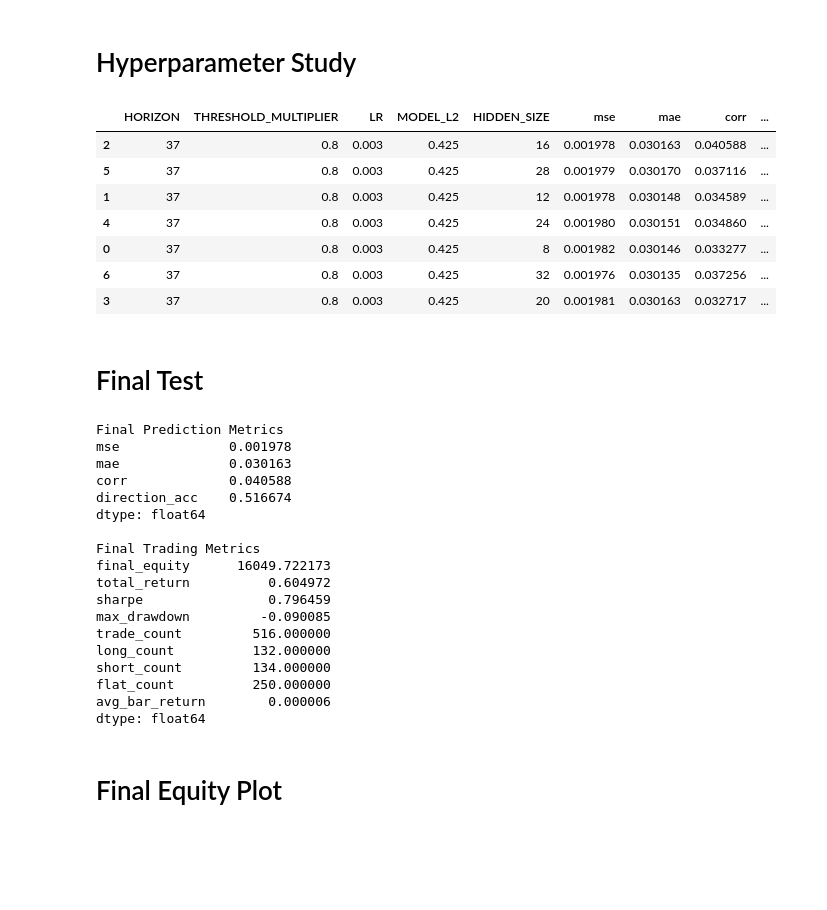
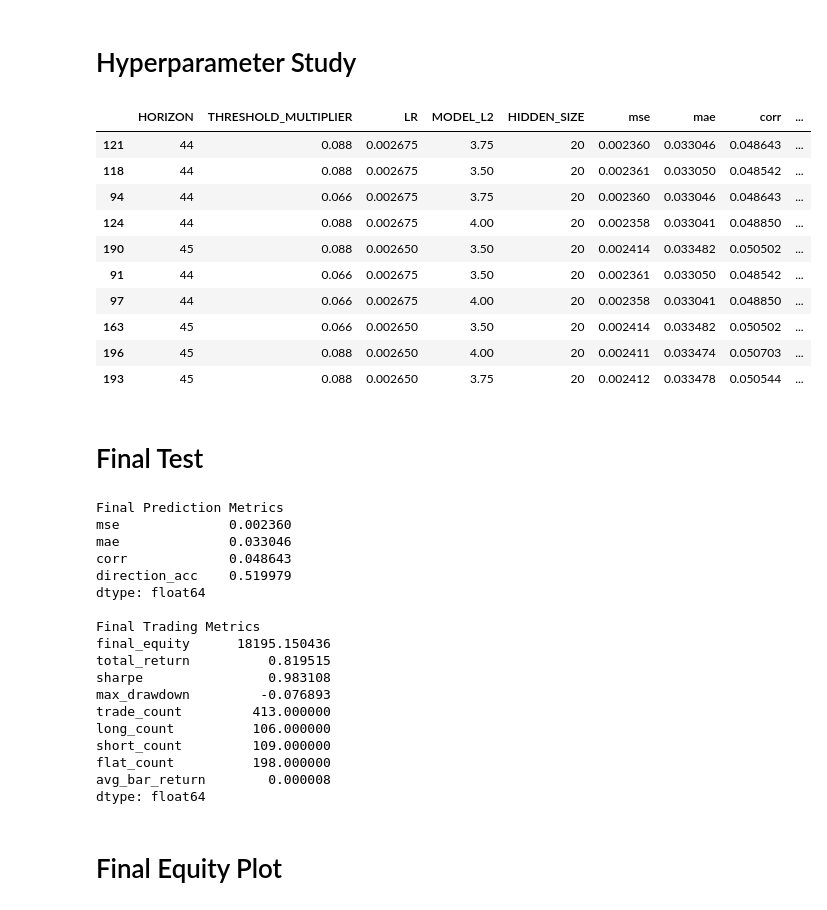
Before and after one commit to Tedo2001/GIT, a Jupyter notebook: ml_trading/notebooks/development/neural_network.ipynb, the cells around one changed output. Cells and saved outputs as stored; diff of their text form; code cells hidden in the pictures; blank space fills up the shorter version.

Commit message:
Improve neural network hyperparameters.
Improved hyperparameters, reaching sharpe of almost 1.0

```diff
--- a/ml_trading/notebooks/development/neural_network.ipynb
+++ b/ml_trading/notebooks/development/neural_network.ipynb
@@ -32,24 +32,25 @@ START = "2015-07-01 00:00:00"
 END   = "2026-08-01 00:00:00"
 
 # Parameters
-HORIZON = 37
-THRESHOLD_MULTIPLIER = 0.8          # multiply round-trip cost
+HORIZON = 44
+THRESHOLD_MULTIPLIER = 0.088
 ALLOW_SHORTS = True
+SCALER_ROWS = 400
 
 # Model Parameters
-LR = 0.00300
-MODEL_L2 = 0.425
-HIDDEN_SIZE = 16
+LR = 0.002675
+MODEL_L2 = 3.75
+HIDDEN_SIZE = 20
 
 # Parameters Study Grid
-HORIZON_GRID = [37]
-THRESHOLD_MULTIPLIER_GRID = [0.80]
+HORIZON_GRID = [43, 44, 45]
+THRESHOLD_MULTIPLIER_GRID = [0.066, 0.088, 0.01]
 
 # Hyperparameters Study Grid
-LR_GRID = [0.00300]
-MODEL_L2_GRID = [0.425]
-HIDDEN_SIZE_GRID = [8, 12, 16, 20, 24, 28, 32]
-#37	0.8	0.003	0.425	16
+LR_GRID = [0.002650, 0.002675, 0.002700]
+MODEL_L2_GRID = [3.5, 3.75, 4.0]
+HIDDEN_SIZE_GRID = [19, 20, 21]
+#44	0.088	0.002675	3.75	20
 # %% [markdown]
 # Data Loader
 # %%
@@ -582,41 +620,45 @@ for horizon, threshold_multiplier, lr, model_l2, hidden_size in product(
         tmp_target,
         pnl_col,
         horizon,
         lr,
         model_l2,
         threshold_multiplier,
         ALLOW_SHORTS,
         INITIAL_BALANCE,
-        hidden_size
+        hidden_size,
+        SCALER_ROWS
     )
 
     row = {
         "HORIZON": horizon,
         "THRESHOLD_MULTIPLIER": threshold_multiplier,
         "LR": lr,
         "MODEL_L2": model_l2,
         "HIDDEN_SIZE": hidden_size,
         **pred_m,
         **trade_m,
     }
     hyperparameter_study.append(row)
 
 hyperparameter_study_df = pd.DataFrame(hyperparameter_study).sort_values(
     ["sharpe", "total_return", "max_drawdown", "corr"],
     ascending=[False, False, True, False]
 )
 
 best_hyper_param = hyperparameter_study_df.iloc[0].to_dict()
 hyperparameter_study_df.head(10)
 # %% [output]
 |  | HORIZON | THRESHOLD_MULTIPLIER | LR | MODEL_L2 | HIDDEN_SIZE | mse | mae | corr | ... |
-| 2 | 37 | 0.8 | 0.003 | 0.425 | 16 | 0.001978 | 0.030163 | 0.040588 | ... |
-| 5 | 37 | 0.8 | 0.003 | 0.425 | 28 | 0.001979 | 0.030170 | 0.037116 | ... |
-| 1 | 37 | 0.8 | 0.003 | 0.425 | 12 | 0.001978 | 0.030148 | 0.034589 | ... |
-| 4 | 37 | 0.8 | 0.003 | 0.425 | 24 | 0.001980 | 0.030151 | 0.034860 | ... |
-| 0 | 37 | 0.8 | 0.003 | 0.425 | 8 | 0.001982 | 0.030146 | 0.033277 | ... |
-| 6 | 37 | 0.8 | 0.003 | 0.425 | 32 | 0.001976 | 0.030135 | 0.037256 | ... |
-| 3 | 37 | 0.8 | 0.003 | 0.425 | 20 | 0.001981 | 0.030163 | 0.032717 | ... |
+| 121 | 44 | 0.088 | 0.002675 | 3.75 | 20 | 0.002360 | 0.033046 | 0.048643 | ... |
+| 118 | 44 | 0.088 | 0.002675 | 3.50 | 20 | 0.002361 | 0.033050 | 0.048542 | ... |
+| 94 | 44 | 0.066 | 0.002675 | 3.75 | 20 | 0.002360 | 0.033046 | 0.048643 | ... |
+| 124 | 44 | 0.088 | 0.002675 | 4.00 | 20 | 0.002358 | 0.033041 | 0.048850 | ... |
+| 190 | 45 | 0.088 | 0.002650 | 3.50 | 20 | 0.002414 | 0.033482 | 0.050502 | ... |
+| 91 | 44 | 0.066 | 0.002675 | 3.50 | 20 | 0.002361 | 0.033050 | 0.048542 | ... |
+| 97 | 44 | 0.066 | 0.002675 | 4.00 | 20 | 0.002358 | 0.033041 | 0.048850 | ... |
+| 163 | 45 | 0.066 | 0.002650 | 3.50 | 20 | 0.002414 | 0.033482 | 0.050502 | ... |
+| 196 | 45 | 0.088 | 0.002650 | 4.00 | 20 | 0.002411 | 0.033474 | 0.050703 | ... |
+| 193 | 45 | 0.088 | 0.002650 | 3.75 | 20 | 0.002412 | 0.033478 | 0.050544 | ... |
 # %% [markdown]
 # Final Test
 # %%
@@ -636,7 +678,8 @@ final_result, final_pred_metrics, final_trading_metrics = walk_forward_simulatio
     threshold_multiplier=best_hyper_param["THRESHOLD_MULTIPLIER"],
     allow_shorts=ALLOW_SHORTS,
     initial_balance=INITIAL_BALANCE,
-    hidden_size=int(best_hyper_param["HIDDEN_SIZE"])
+    hidden_size=int(best_hyper_param["HIDDEN_SIZE"]),
+    scaler_rows=SCALER_ROWS
 )
 
 print("Final Prediction Metrics")
@@ -646,22 +689,22 @@ print("\nFinal Trading Metrics")
 print(pd.Series(final_trading_metrics))
 # %% [output]
 Final Prediction Metrics
-mse              0.001978
-mae              0.030163
-corr             0.040588
-direction_acc    0.516674
+mse              0.002360
+mae              0.033046
+corr             0.048643
+direction_acc    0.519979
 dtype: float64
 
 Final Trading Metrics
-final_equity      16049.722173
-total_return          0.604972
-sharpe                0.796459
-max_drawdown         -0.090085
-trade_count         516.000000
-long_count          132.000000
-short_count         134.000000
-flat_count          250.000000
-avg_bar_return        0.000006
+final_equity      18195.150436
+total_return          0.819515
+sharpe                0.983108
+max_drawdown         -0.076893
+trade_count         413.000000
+long_count          106.000000
+short_count         109.000000
+flat_count          198.000000
+avg_bar_return        0.000008
 dtype: float64
 # %% [markdown]
 # Final Equity Plot
```
Also changed, not shown: parts of 11 cells of this notebook.
